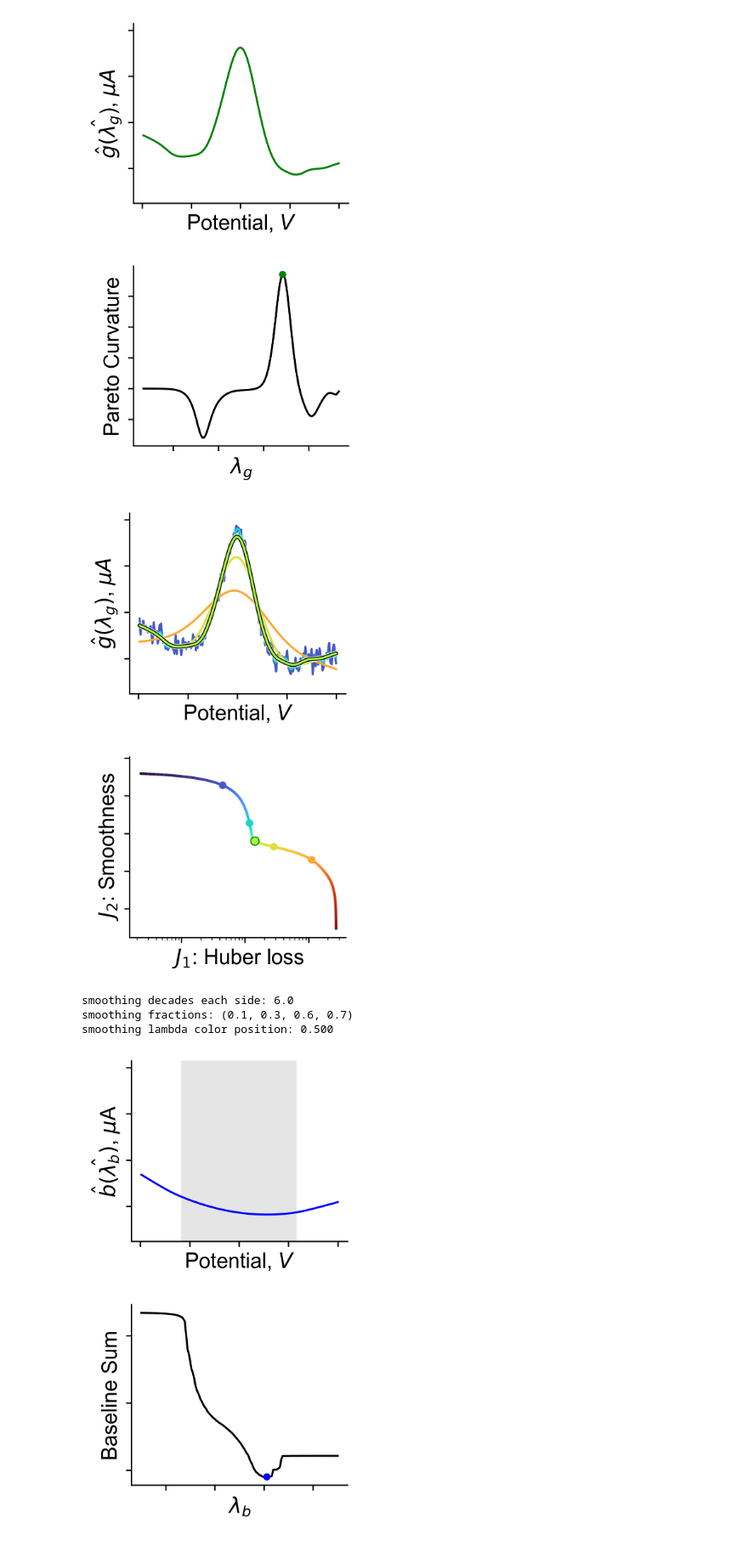
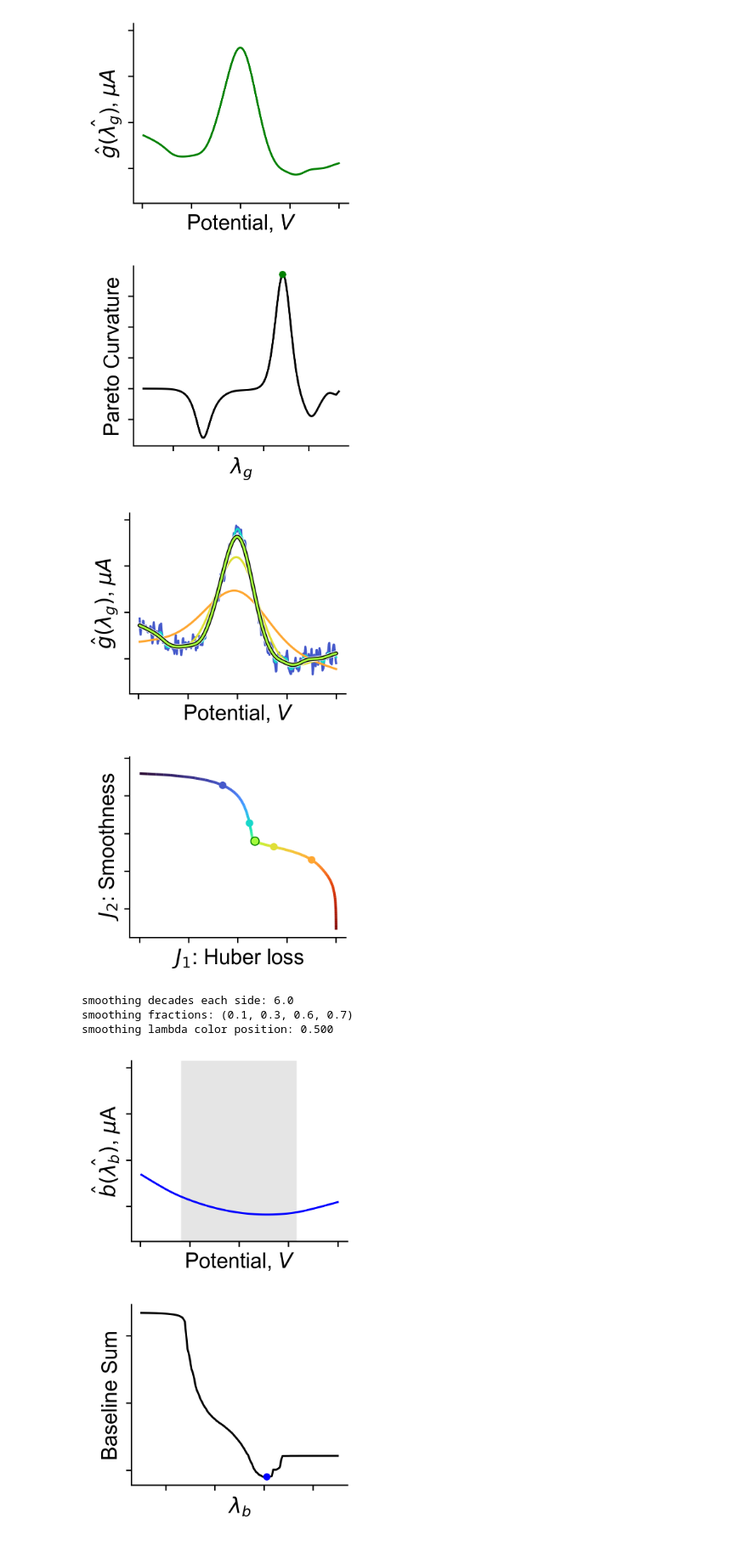
Before and after one commit to Soh-Lab/aswift_figures, a Jupyter notebook: figures/FIG_1.ipynb, the cells around one changed output. Shown at 85% size. Cells and saved outputs as stored; diff of their text form; code cells hidden in the pictures.

Commit message:
Updated figure 1 log tick marks to be consistent

```diff
--- a/figures/FIG_1.ipynb
+++ b/figures/FIG_1.ipynb
@@ -447,34 +447,37 @@ ax.scatter(
     J1s[lcurve_idx],
     J2s[lcurve_idx],
     color=[lambda_color(lam_lcurve, norm)],
     s=40,
     edgecolors="green",
     linewidths=0.8,
     zorder=4
 )
 
 ax.set_xscale('log')
 ax.set_yscale('log')
+# Keep the log transform, but show only simple, evenly spaced x-axis tick marks.
+ax.set_xticks(np.geomspace(np.nanmin(J1s), np.nanmax(J1s), 5))
+ax.xaxis.set_minor_locator(NullLocator())
 ax.set_xlabel(r"$J_1$: Huber loss")
 ax.set_ylabel(r"$J_2$: Smoothness")
 
 ymin, ymax = ax.get_ylim()
 ax.set_ylim(ymin, ymax * 5)
 
 # styling
 for ax in axes:
     for spine in ["top", "right"]:
         ax.spines[spine].set_visible(False)
 
 save_path = FIGURE_EXPORT_DIR / "FIG_1c.png"
 plt.savefig(save_path, transparent=True)
 plt.show()
 
 print(f"smoothing decades each side: {lambda_setting(STEP, 'decades_each_side')}")
 print(f"smoothing fractions: {lambda_setting(STEP, 'fractions')}")
 print(f"smoothing lambda color position: {float(norm(lam_lcurve)):.3f}")
 # %% [output]
-[figure, old version]
+[figure, new version]
 smoothing decades each side: 6.0
 smoothing fractions: (0.1, 0.3, 0.6, 0.7)
 smoothing lambda color position: 0.500
```
Also changed, not shown: parts of 2 cells of this notebook, 2 other files.
